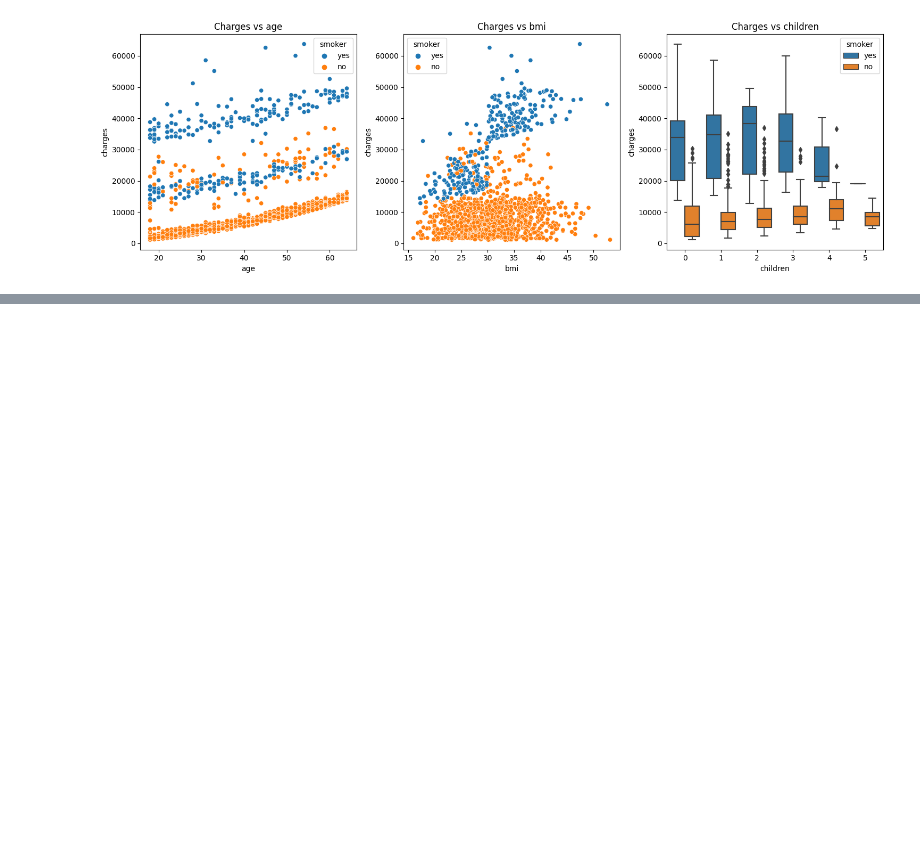
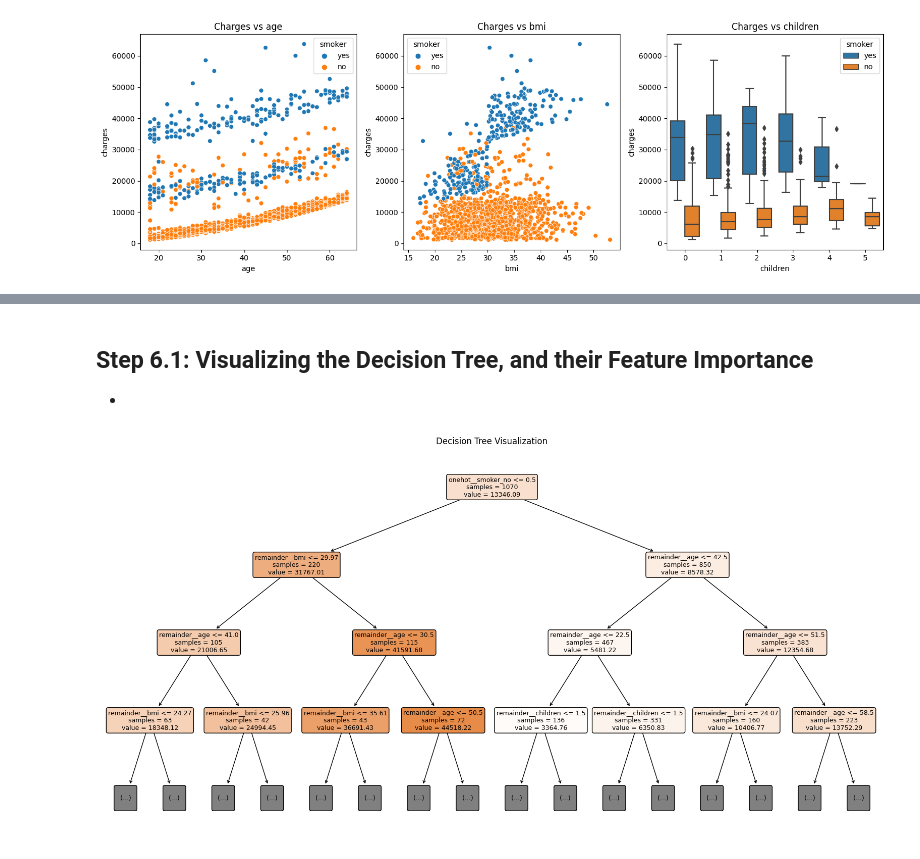
Before and after one commit to mukherjeesrijit/data-science-projects, a Jupyter notebook: us-medical-insurance-project.ipynb, the cells around one changed output, grey strips where cells are left out. Cells and saved outputs as stored; diff of their text form; code cells hidden in the pictures; blank space fills up the shorter version.

```diff
--- a/us-medical-insurance-project.ipynb
+++ b/us-medical-insurance-project.ipynb
@@ -177,0 +226,10 @@ plt.show()
+# %%
+# Initialize and fit decision tree model
+tree = DecisionTreeRegressor(max_depth=5, min_samples_split=10, min_samples_leaf=5)
+tree.fit(X_train, y_train)
+
+# Predict on train data
+y_pred_train = tree.predict(X_train)
+
+# Predict on test data
+y_pred_test = tree.predict(X_test)
@@ -177,0 +267,23 @@ plt.show()
+# %% [markdown]
+## Step 6.1: Visualizing the Decision Tree, and their Feature Importance
+
+-
+# %%
+# Assuming 'tree' is your trained model and 'transformer' is your feature transformer
+plt.figure(figsize=(20, 10))
+
+# Customize the plot_tree parameters
+plot_tree(tree,
+          feature_names=transformer.get_feature_names_out(),
+          filled=True,
+          rounded=True,
+          precision=2,
+          fontsize=9,
+          max_depth=3,
+          proportion=False,
+          impurity=False)
+
+plt.title("Decision Tree Visualization")
+plt.show()
+# %% [output]
+[figure, added]
```
Also changed, not shown: parts of 13 cells of this notebook.
